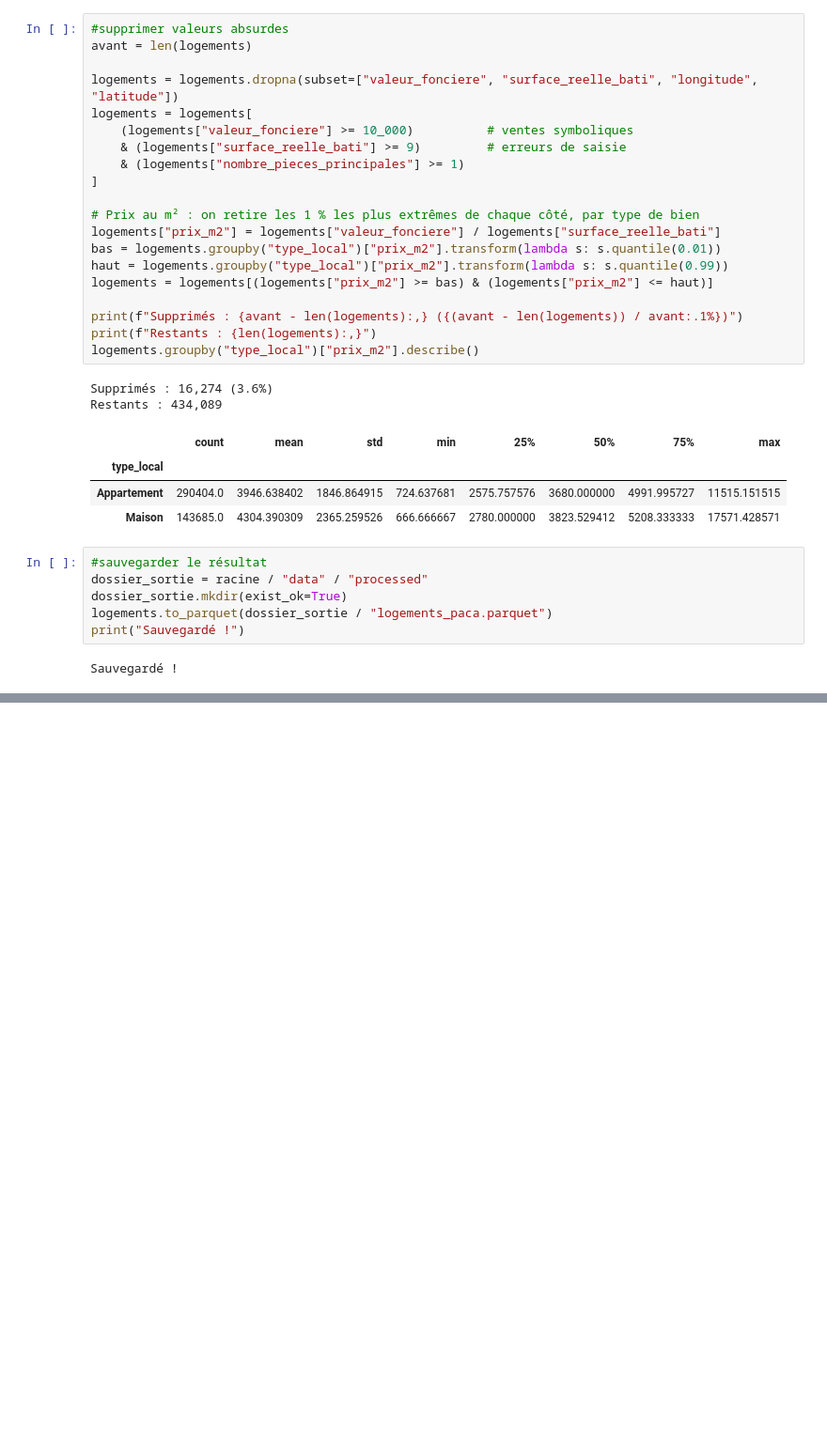
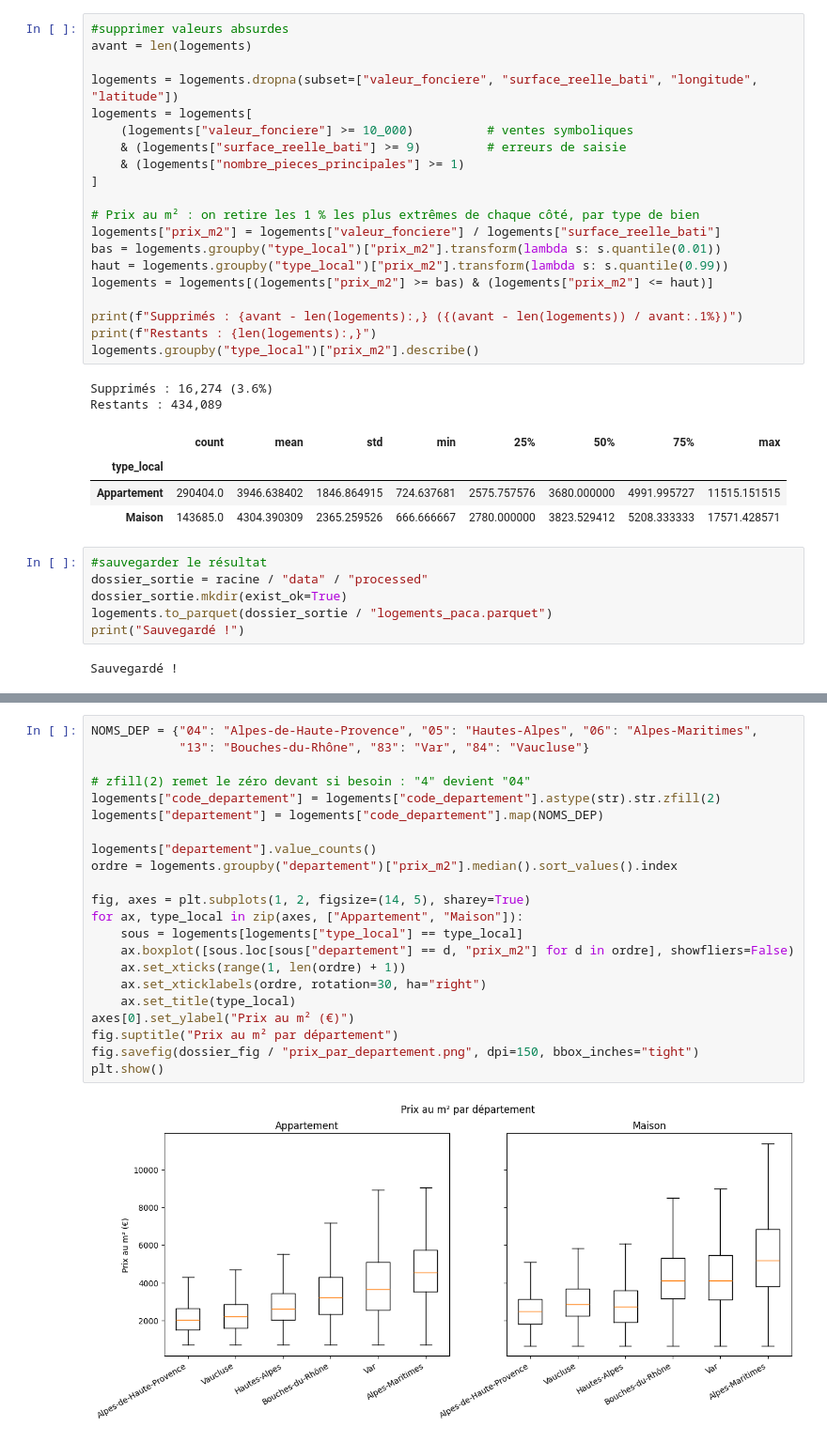
Before and after one commit to salwahmch/estimateur-immo-dvf, a Jupyter notebook: notebooks/03_analyse_exploratoire.ipynb, the cells around one changed output, grey strips where cells are left out. Shown at 94% size. Saved outputs shown, nothing was run; the diff lists cells and outputs as text; blank space fills up the shorter version.

```diff
--- a/notebooks/03_analyse_exploratoire.ipynb
+++ b/notebooks/03_analyse_exploratoire.ipynb
@@ -127,0 +165,24 @@ Sauvegardé !
+# %%
+NOMS_DEP = {"04": "Alpes-de-Haute-Provence", "05": "Hautes-Alpes", "06": "Alpes-Maritimes",
+            "13": "Bouches-du-Rhône", "83": "Var", "84": "Vaucluse"}
+
+# zfill(2) remet le zéro devant si besoin : "4" devient "04"
+logements["code_departement"] = logements["code_departement"].astype(str).str.zfill(2)
+logements["departement"] = logements["code_departement"].map(NOMS_DEP)
+
+logements["departement"].value_counts()
+ordre = logements.groupby("departement")["prix_m2"].median().sort_values().index
+
+fig, axes = plt.subplots(1, 2, figsize=(14, 5), sharey=True)
+for ax, type_local in zip(axes, ["Appartement", "Maison"]):
+    sous = logements[logements["type_local"] == type_local]
+    ax.boxplot([sous.loc[sous["departement"] == d, "prix_m2"] for d in ordre], showfliers=False)
+    ax.set_xticks(range(1, len(ordre) + 1))
+    ax.set_xticklabels(ordre, rotation=30, ha="right")
+    ax.set_title(type_local)
+axes[0].set_ylabel("Prix au m² (€)")
+fig.suptitle("Prix au m² par département")
+fig.savefig(dossier_fig / "prix_par_departement.png", dpi=150, bbox_inches="tight")
+plt.show()
+# %% [output]
+[figure, added]
```
Also changed, not shown: parts of 4 cells of this notebook, 6 other files.
